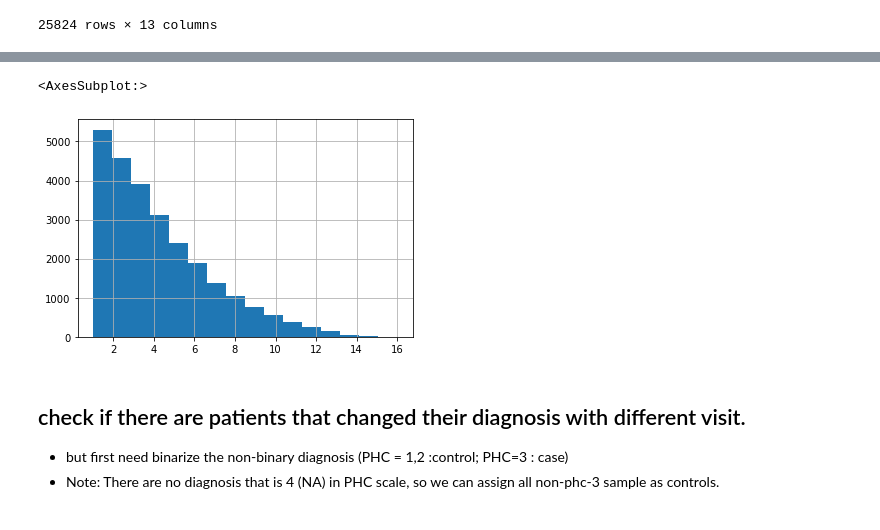
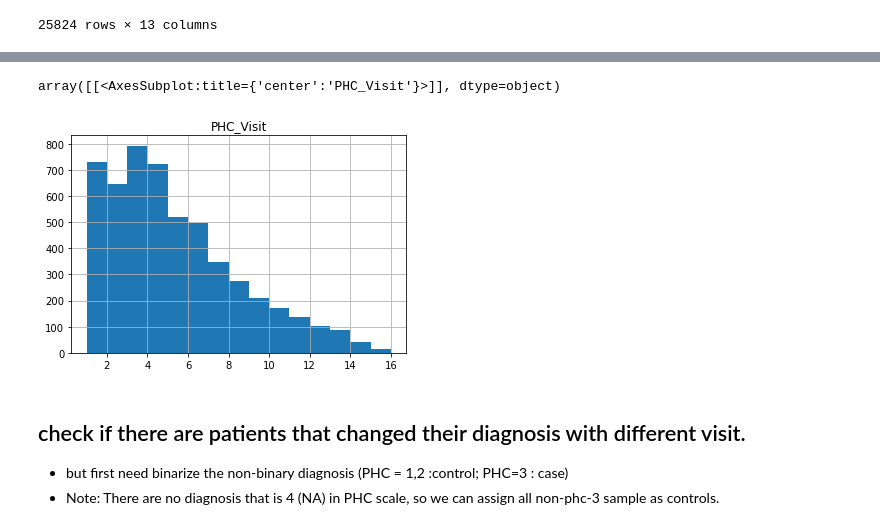
Before and after one commit to teresa-sansan/ADSP_polyfun, a Jupyter notebook: analysis/survival.ipynb, the cells around one changed output, grey strips where cells are left out. Saved outputs shown, nothing was run; the diff lists cells and outputs as text; code cells hidden in the pictures.

```diff
--- a/analysis/survival.ipynb
+++ b/analysis/survival.ipynb
@@ -55,11 +67,11 @@ pheno_dd
 | 9 | PHC_AB42 | Harmonized Z-Score for AB42 Bioma... | NaN | NaN | NaN | NaN | NaN | NaN | NaN |
 | 10 | PHC_Tau | Harmonized Z-Score for Tau Biomar... | NaN | NaN | NaN | NaN | NaN | NaN | NaN |
 | 11 | PHC_pTau | Harmonized Z-Score for pTau Bioma... | NaN | NaN | NaN | NaN | NaN | NaN | NaN |
-# %%
-pheno.PHC_Visit.hist(bins=16)
-# %% [output]
-<AxesSubplot:>
-[figure, removed]
+# %%
+pd.DataFrame(pheno.groupby('SUBJID')['PHC_Visit'].max()).hist(bins=15)
+# %% [output]
+array([[<AxesSubplot:title={'center':'PHC_Visit'}>]], dtype=object)
+[figure, added]
 # %% [markdown]
 ## check if there are patients that changed their diagnosis with different visit.
 
```
Also changed, not shown: parts of 24 cells of this notebook.
